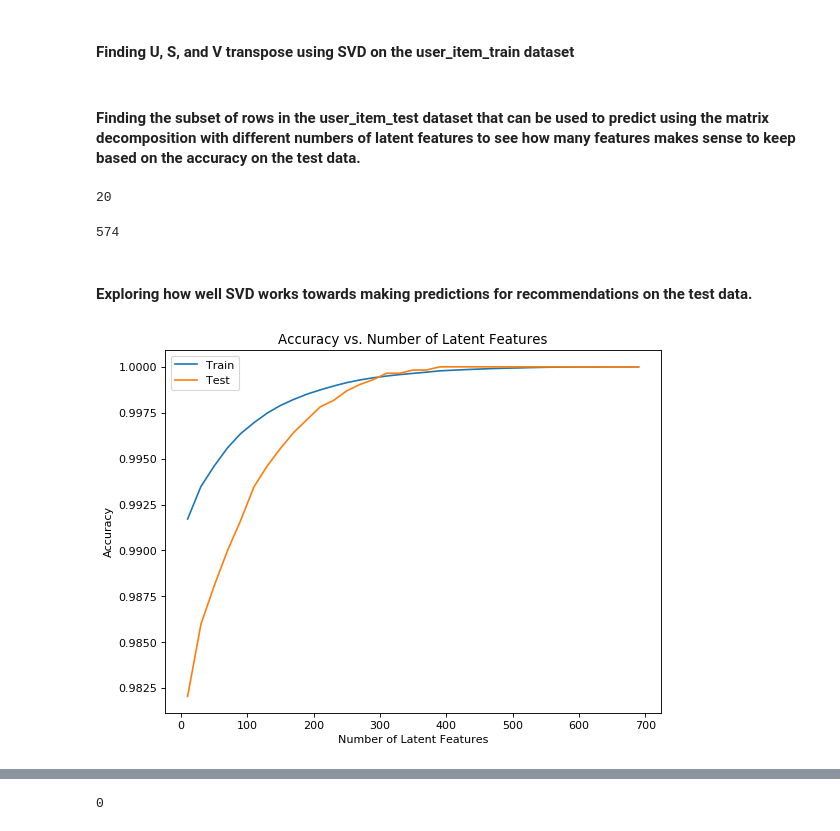
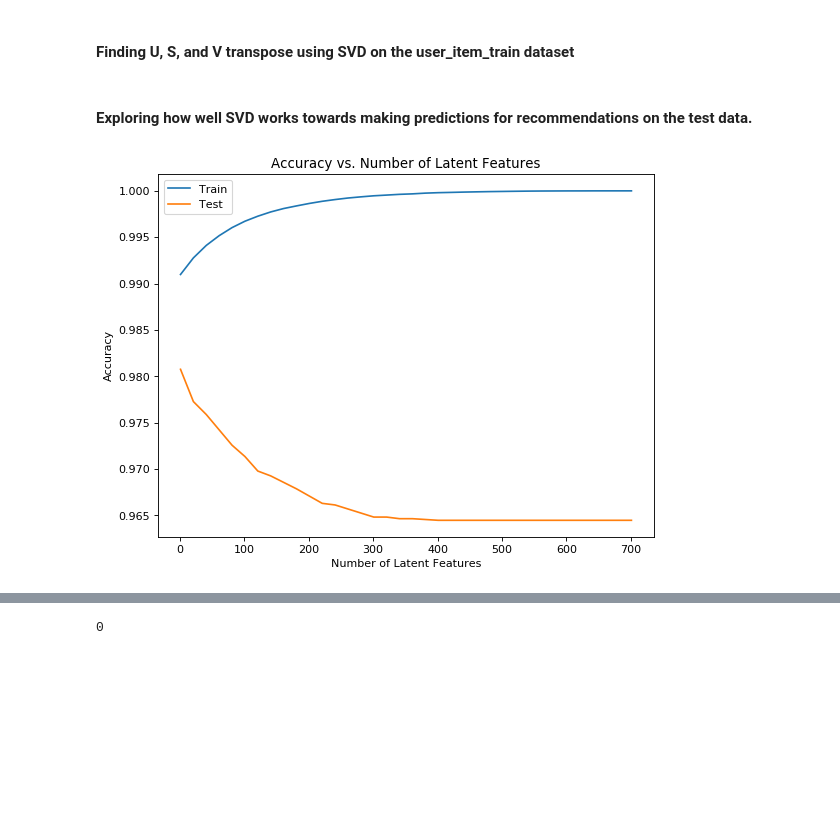
Before and after one commit to JosephArcila/Recommendation-Engine-for-the-IBM-Watson-Studio-Platform-, a Jupyter notebook: Recommendations_with_IBM.ipynb, the cells around one changed output, grey strips where cells are left out. Saved outputs shown, nothing was run; the diff lists cells and outputs as text; code cells hidden in the pictures; blank space fills up the shorter version.

Commit message:
Corrected final graphs

```diff
--- a/Recommendations_with_IBM.ipynb
+++ b/Recommendations_with_IBM.ipynb
@@ -709,11 +713,23 @@ def create_test_and_train_user_item(df_train, df_test):
     '''
     user_item_train = create_user_item_matrix(df_train)
     user_test = create_user_item_matrix(df_test)
-    test_idx = list(user_test.index)
-    test_arts = list(user_test.columns)
+    user_item_test = user_test[user_test.index.isin(list(user_item_train.index))]
 
-    user_item_test = user_item_train[user_item_train.index.isin(test_idx)]
-    user_item_test = user_item_test.loc[:,user_item_train.columns.isin(test_arts)]
+    # Finding the subset of rows in the user_item_test dataset that can be used to predict using the matrix
+    # decomposition with different numbers of latent features to see how many features makes sense to keep based
+    # on the accuracy on the test data.
+
+    user_item_train_idx = list(user_item_train.index)
+    test_idx = []
+    for idx in list(user_test.index):
+        if idx in user_item_train_idx:
+            test_idx.append(user_item_train_idx.index(idx))
+
+    user_item_train_cols = list(user_item_train.columns)
+    test_arts = []
+    for col in list(user_test.columns):
+        if col in user_item_train_cols:
+            test_arts.append(user_item_train_cols.index(col))
 
     return user_item_train, user_item_test, test_idx, test_arts
 
@@ -754,60 +770,39 @@ Awesome job!  That's right!  All of the test movies are in the training data, bu
 # %%
 # fit SVD on the user_item_train matrix
 u_train, s_train, vt_train = np.linalg.svd(user_item_train) # fit svd similar to above then use the cells below
-# %% [markdown]
-#### Finding the subset of rows in the user_item_test dataset that can be used to predict using the matrix decomposition with different numbers of latent features to see how many features makes sense to keep based on the accuracy on the test data.
-# %%
-user_item_train_idx = list(user_item_train.index)
-list_idx_pos = []
-for idx in test_idx:
-    if idx in user_item_train_idx:
-        list_idx_pos.append(user_item_train_idx.index(idx))
-print(len(list_idx_pos))
-
-user_item_train_cols = list(user_item_train.columns)
-list_cols_pos = []
-for col in test_arts:
-    if col in user_item_train_cols:
-        list_cols_pos.append(user_item_train_cols.index(col))
-len(list_cols_pos)
-# %% [output]
-20
-574
-# %%
-u_train, s_train, vt_train = np.linalg.svd(user_item_train) # fit svd similar to above then use the cells below
 # %% [markdown]
 #### Exploring how well SVD works towards making predictions for recommendations on the test data.
 # %%
-num_latent_feats = np.arange(10,700+10,20)
+num_latent_feats = np.arange(1,700+10,20)
 sum_errs_train = []
 sum_errs_test = []
 
 for k in num_latent_feats:
     # restructure with k latent features
     s_train_new, u_train_new, vt_train_new = np.diag(s_train[:k]), u_train[:, :k], vt_train[:k, :]
 
     # take dot product
     user_item_est_train = np.around(np.dot(np.dot(u_train_new, s_train_new), vt_train_new))
 
     # compute error for each prediction to actual value
     diffs_train = np.subtract(user_item_train, user_item_est_train)
-    user_item_est_train_slice = user_item_est_train[np.ix_(list_idx_pos, list_cols_pos)]
+    user_item_est_train_slice = user_item_est_train[np.ix_(test_idx, test_arts)]
 
     diffs_test = np.subtract(user_item_test, user_item_est_train_slice)
 
     # total errors and keep track of them
     err_train = np.sum(np.sum(np.abs(diffs_train)))
     err_test = np.sum(np.sum(np.abs(diffs_test)))
     sum_errs_train.append(err_train)
     sum_errs_test.append(err_test)
 
 plt.figure(figsize=(8, 6), dpi=80)
 plt.plot(num_latent_feats, 1 - np.array(sum_errs_train) / (user_item_train.shape[0] * user_item_train.shape[1]), label="Train");
 plt.plot(num_latent_feats, 1 - np.array(sum_errs_test) / (user_item_test.shape[0] * user_item_test.shape[1]), label="Test");
 
 plt.xlabel('Number of Latent Features');
 plt.ylabel('Accuracy');
 plt.title('Accuracy vs. Number of Latent Features');
 plt.legend();
 # %% [output]
-[figure, old version]
+[figure, new version]
```
Also changed, not shown: parts of 6 cells of this notebook.
